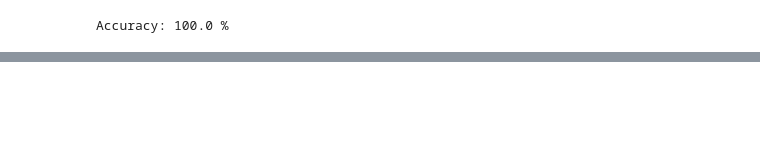
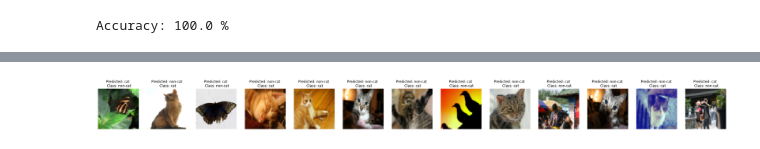
Before and after one commit to engrbugs/Deep-Neural-Network-for-Image-Classification-Application, a Jupyter notebook: NNimageClassification.ipynb, the cells around one changed output, grey strips where cells are left out. Saved outputs shown, nothing was run; the diff lists cells and outputs as text; code cells hidden in the pictures; blank space fills up the shorter version.

```diff
--- a/NNimageClassification.ipynb
+++ b/NNimageClassification.ipynb
@@ -601,0 +604,23 @@ Accuracy: 72.0 %
+# %%
+def print_mislabeled_images(X, y, p):
+    """
+    Plots images where predictions and truth were different.
+    X -- dataset
+    y -- true labels
+    p -- predictions
+    """
+    a = p + y
+    mislabeled_indices = np.asarray(np.where(a == 1))
+    plt.rcParams['figure.figsize'] = (40.0, 40.0) # set default size of plots
+    num_images = len(mislabeled_indices[0])
+    for i in range(num_images):
+        index = mislabeled_indices[1][i]
+
+        plt.subplot(2, num_images, i + 1)
+        plt.imshow(X[:,index].reshape(64,64,3), interpolation='nearest')
+        plt.axis('off')
+        plt.title(f"Predicted: {'cat' if int(p[0,index])==1 else 'non-cat'} \n Class: {'cat' if int(y[0,index])==1 else 'non-cat'}")
+# %%
+print_mislabeled_images(test_x, test_set_y, pred_test)
+# %% [output]
+[figure, added]
```
Also changed, not shown: parts of 12 cells of this notebook.
